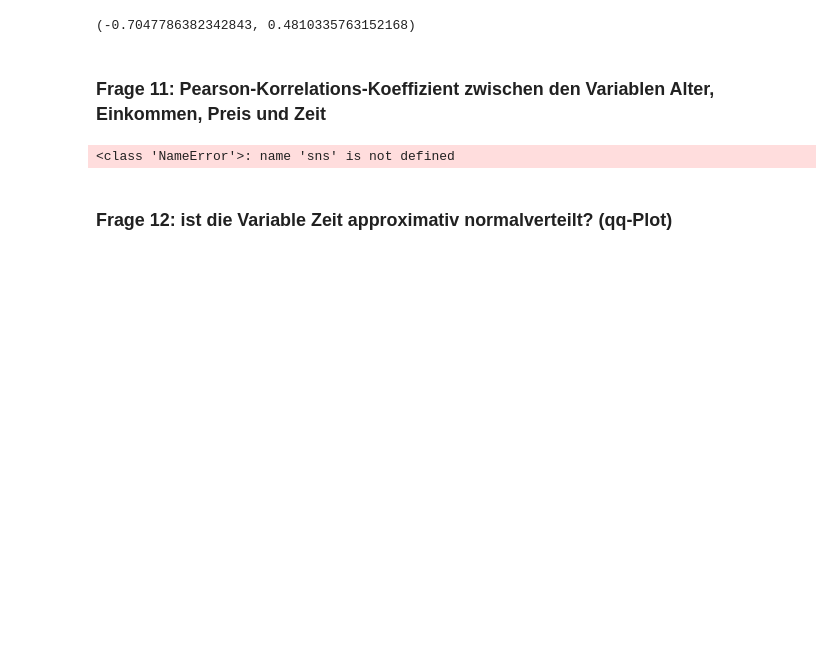
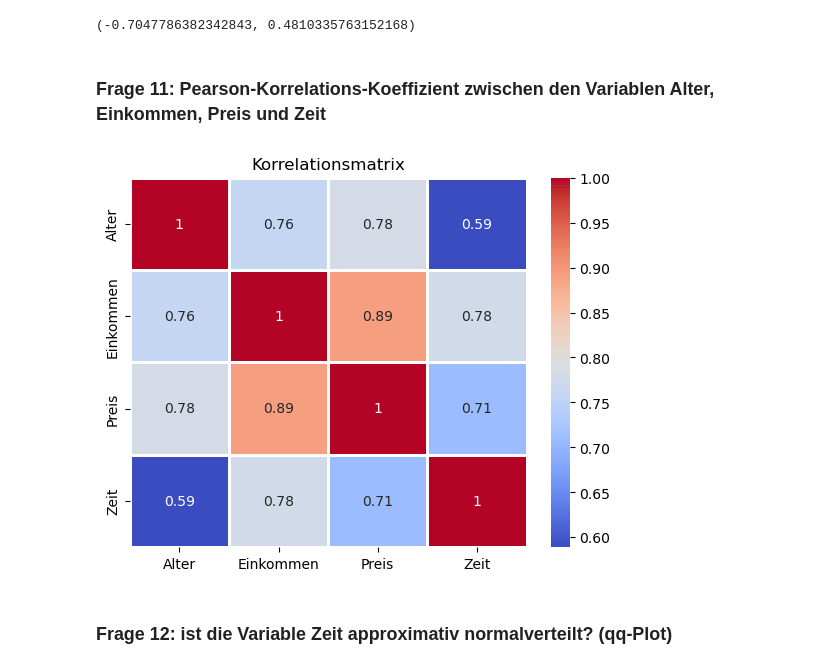
Before and after one commit to MaximilianCzapons/final_projectSS24_Group6, a Jupyter notebook: Abschlussprojekt_final.ipynb, the cells around one changed output. Drawn from its saved outputs; the diff is of its cells as text; code cells hidden in the pictures; blank space fills up the shorter version.

```diff
--- a/Abschlussprojekt_final.ipynb
+++ b/Abschlussprojekt_final.ipynb
@@ -889,12 +898,12 @@ t_stat, p_val
 # %%
 ausgewählte_spalten = ["Alter", "Einkommen", "Preis", "Zeit"]
 korrelations_matrix = kunden_geo[ausgewählte_spalten].corr(method = 'pearson')
 
 sns.heatmap(korrelations_matrix, annot = True, cmap = "coolwarm", linewidth = 1)
-plt.title = "Korrelationsmatrix"
+plt.title("Korrelationsmatrix")
 plt.show()
 # %% [output]
-<class 'NameError'>: name 'sns' is not defined
+[figure, added]
 # %% [markdown]
 ### Frage 12: ist die Variable Zeit approximativ normalverteilt? (qq-Plot)
 # %%
```
Also changed, not shown: parts of 26 cells of this notebook, 1 other file.
